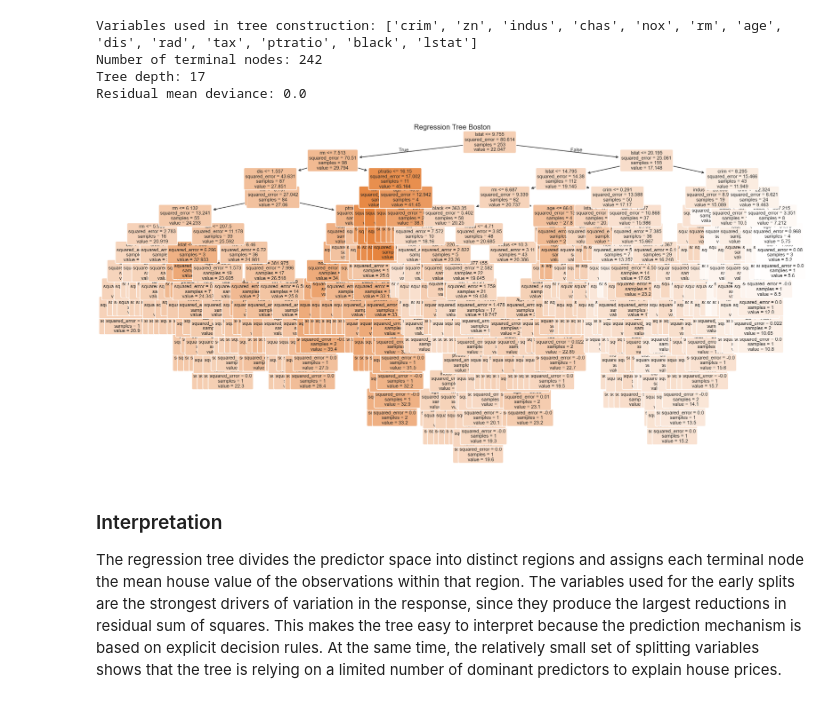
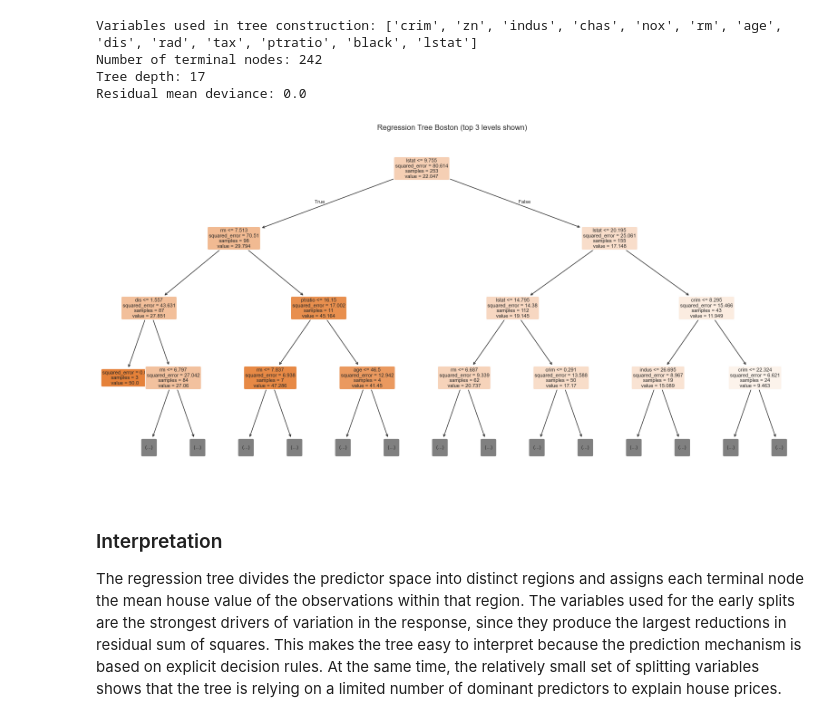
Before and after one commit to LNU4/ML, a Jupyter notebook: A5/A6.ipynb, the cells around one changed output. Saved outputs shown, nothing was run; the diff lists cells and outputs as text; code cells hidden in the pictures.

```diff
--- a/A5/A6.ipynb
+++ b/A5/A6.ipynb
@@ -464,17 +480,18 @@ Residual mean deviance: 0.0
 # %%
 ## Plot the regression tree
 plt.figure(figsize=(20, 10))
 plot_tree(
     reg_full,
     feature_names=X_train_r.columns,
     filled=True,
     rounded=True,
-    fontsize=8
+    fontsize=8,
+    max_depth=3
 )
-plt.title("Regression Tree Boston")
+plt.title("Regression Tree Boston (top 3 levels shown)")
 plt.show()
 # %% [output]
-[figure, old version]
+[figure, new version]
 # %% [markdown]
 ### Interpretation
 
```
Also changed, not shown: parts of 5 cells of this notebook, 1 other file.
